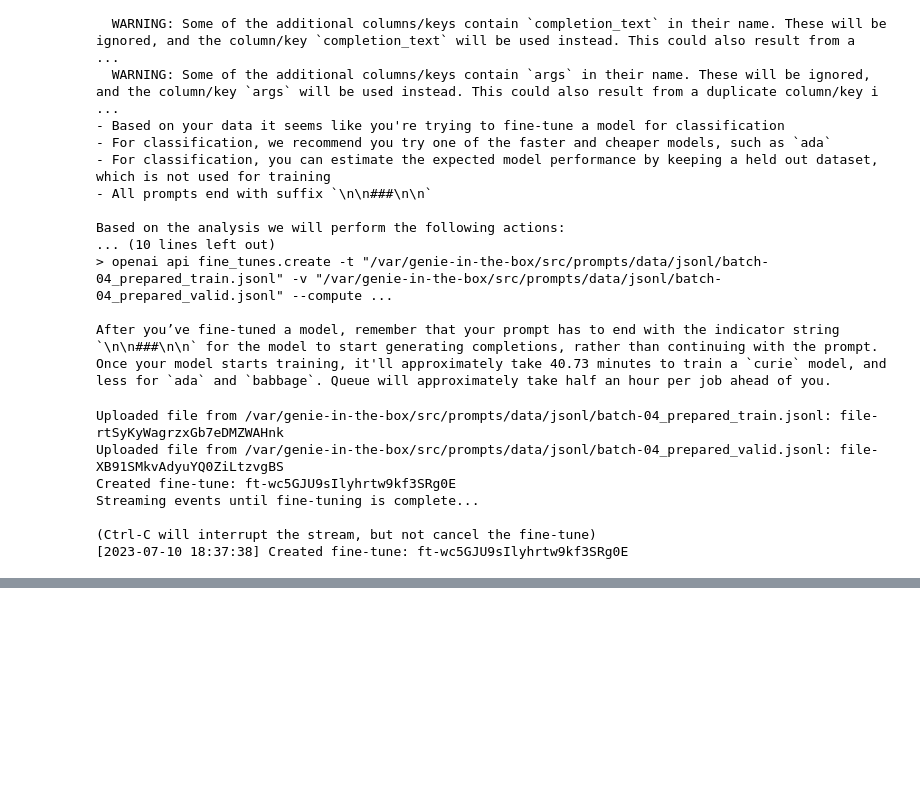
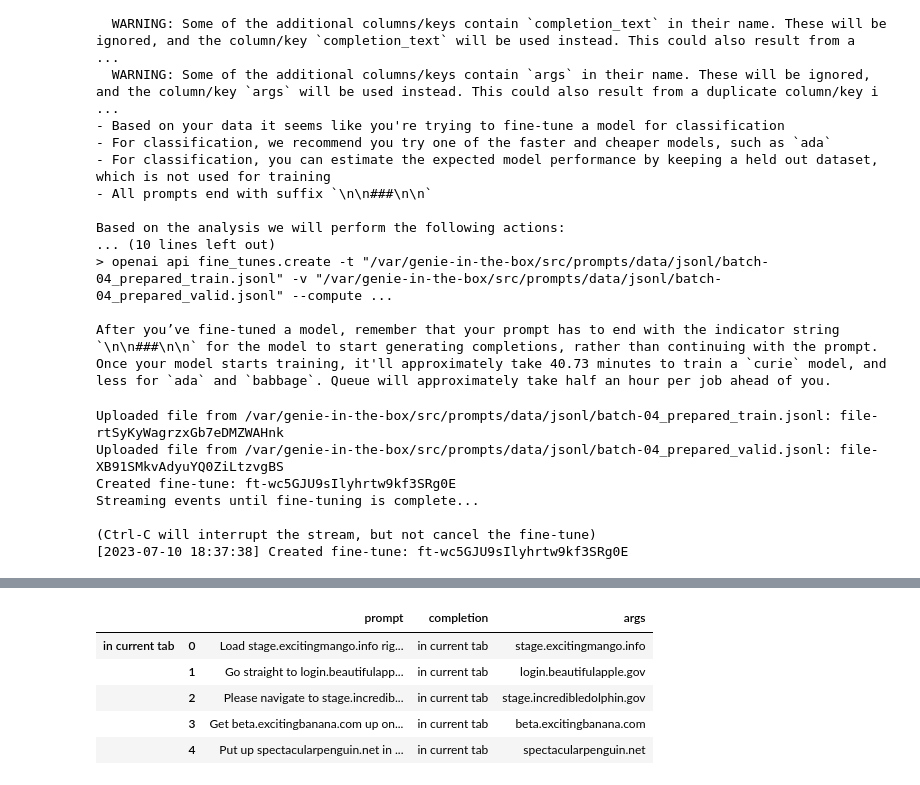
Before and after one commit to deepily/genie-in-the-box, a Jupyter notebook: src/notebooks/synthetic-data-generation-plain-text.ipynb, the cells around one changed output, grey strips where cells are left out. Drawn from its saved outputs; the diff is of its cells as text; code cells hidden in the pictures; blank space fills up the shorter version.

```diff
--- a/src/notebooks/synthetic-data-generation-plain-text.ipynb
+++ b/src/notebooks/synthetic-data-generation-plain-text.ipynb
@@ -399,0 +476,9 @@ To resume the stream, run:
+# %%
+vox_command_df.head()
+# %% [output]
+|  |  | prompt | completion | args |
+| in current tab | 0 | Load stage.excitingmango.info rig... | in current tab | stage.excitingmango.info |
+|  | 1 | Go straight to login.beautifulapp... | in current tab | login.beautifulapple.gov |
+|  | 2 | Please navigate to stage.incredib... | in current tab | stage.incredibledolphin.gov |
+|  | 3 | Get beta.excitingbanana.com up on... | in current tab | beta.excitingbanana.com |
+|  | 4 | Put up spectacularpenguin.net in ... | in current tab | spectacularpenguin.net |
```
Also changed, not shown: parts of 11 cells of this notebook, 2 other files.
